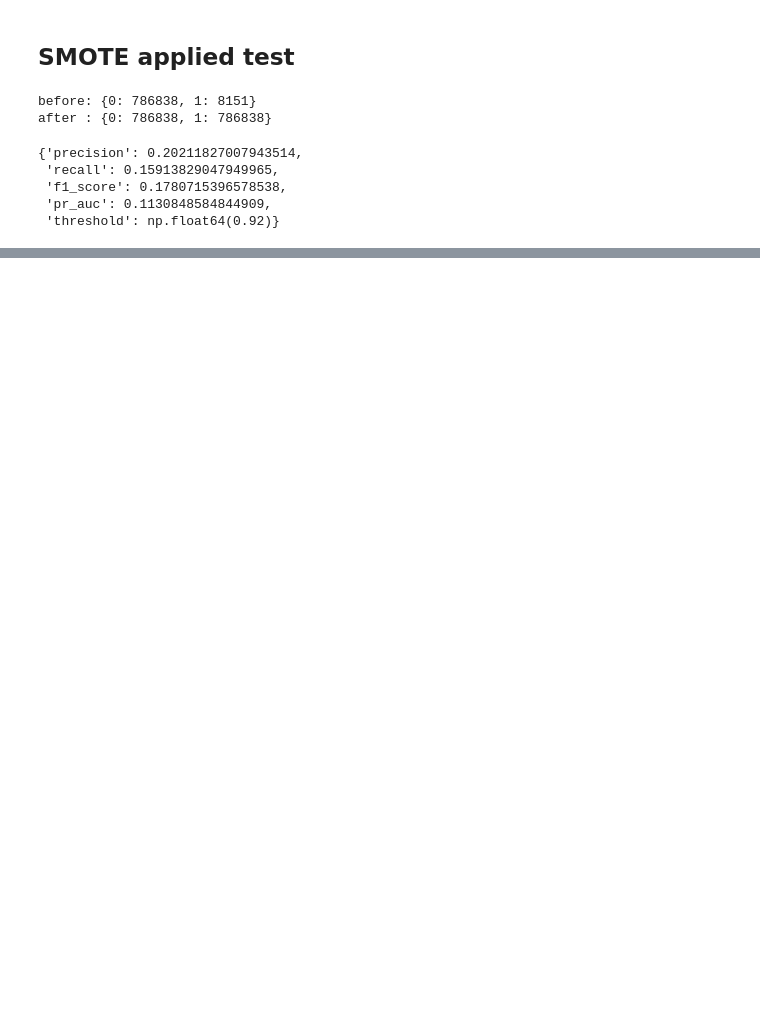
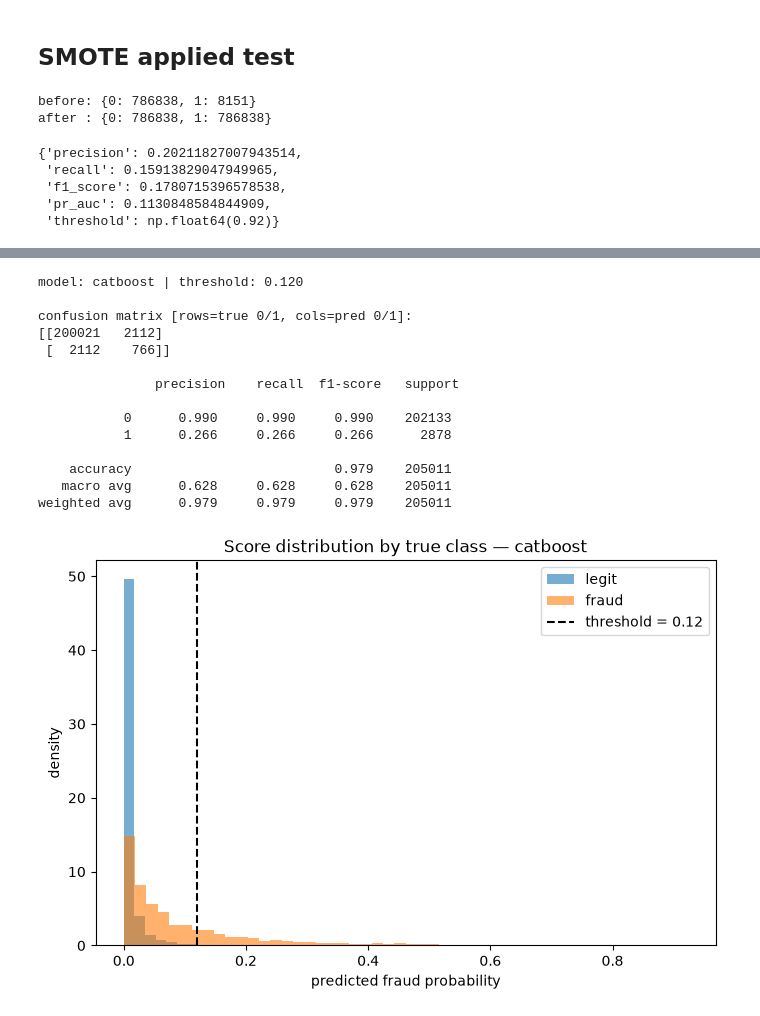
Before and after one commit to Aomsub101/Fraud-Detection, a Jupyter notebook: notebooks/02_models.ipynb, the cells around one changed output, grey strips where cells are left out. Saved outputs shown, nothing was run; the diff lists cells and outputs as text; code cells hidden in the pictures; blank space fills up the shorter version.

```diff
--- a/notebooks/02_models.ipynb
+++ b/notebooks/02_models.ipynb
@@ -367,0 +643,43 @@ Did not meet early stopping. Best iteration is:
+# %%
+from sklearn.metrics import confusion_matrix, classification_report
+
+thr = results[best_name]["threshold"]
+score = model.predict_proba(X_te)[:, 1]
+
+err = X_test.copy()
+err["y_true"] = y_test.values
+err["score"] = score
+err["y_pred"] = (err["score"] >= thr).astype(int)
+err["error_type"] = np.select(
+    [(err.y_true == 1) & (err.y_pred == 1),
+     (err.y_true == 0) & (err.y_pred == 0),
+     (err.y_true == 0) & (err.y_pred == 1)],
+    ["TP", "TN", "FP"], default="FN")
+
+print(f"model: {best_name} | threshold: {thr:.3f}\n")
+print("confusion matrix [rows=true 0/1, cols=pred 0/1]:")
+print(confusion_matrix(err.y_true, err.y_pred))
+print("\n", classification_report(err.y_true, err.y_pred, digits=3))
+
+plt.figure(figsize=(8, 5))
+plt.hist(err.loc[err.y_true == 0, "score"], bins=50, density=True, alpha=.6, label="legit")
+plt.hist(err.loc[err.y_true == 1, "score"], bins=50, density=True, alpha=.6, label="fraud")
+plt.axvline(thr, color="k", ls="--", label=f"threshold = {thr:.2f}")
+plt.xlabel("predicted fraud probability"); plt.ylabel("density")
+plt.title(f"Score distribution by true class — {best_name}"); plt.legend(); plt.show()
+# %% [output]
+model: catboost | threshold: 0.120
+
+confusion matrix [rows=true 0/1, cols=pred 0/1]:
+[[200021   2112]
+ [  2112    766]]
+
+               precision    recall  f1-score   support
+
+           0      0.990     0.990     0.990    202133
+           1      0.266     0.266     0.266      2878
+
+    accuracy                          0.979    205011
+   macro avg      0.628     0.628     0.628    205011
+weighted avg      0.979     0.979     0.979    205011
+[figure, added]
```
Also changed, not shown: parts of 29 cells of this notebook, 9 other files.
